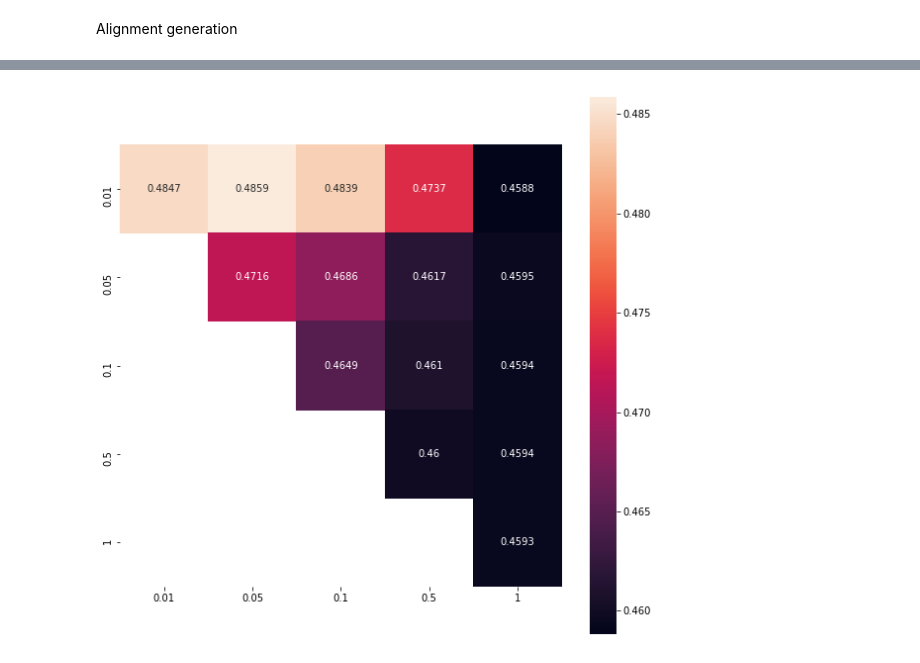
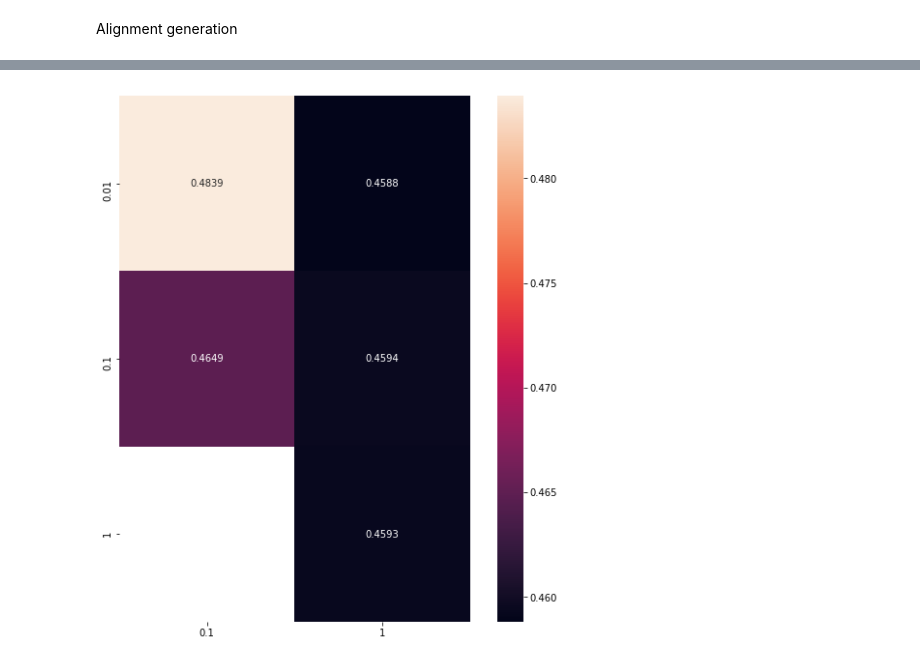
Before and after one commit to shuichiro-makigaki/exmachina, a Jupyter notebook: contrib/parameter_search.ipynb, the cells around one changed output, grey strips where cells are left out. Cells and saved outputs as stored; diff of their text form; code cells hidden in the pictures.

```diff
--- a/contrib/parameter_search.ipynb
+++ b/contrib/parameter_search.ipynb
@@ -193,8 +193,8 @@ from machina.generate_alignment import alignment_local
 test_domain = np.load('../data/gap_validation_domain_ids.npy')
 scop_root = Scop(dir_path='../data/train', version='1.75')
 scop40 = SeqIO.index('../data/train/astral-scopdom-seqres-gd-sel-gs-bib-40-1.75.fa', 'fasta')
-GAP_OPEN_LIST = (-0.01, -0.05, -0.1, -0.5, -1)
-GAP_EXTEND_LIST = (-0.01, -0.05, -0.1, -0.5, -1)
+GAP_OPEN_LIST = (-0.1, -1)
+GAP_EXTEND_LIST = (-0.01, -0.1, -1)
 
 for GAP_OPEN in tqdm(GAP_OPEN_LIST):
     for GAP_EXTEND in GAP_EXTEND_LIST:
@@ -241,8 +241,8 @@ from machina.generate_models import MachinaModel
 scop_root = Scop(dir_path='../data/train', version='1.75')
 test_domain = np.load('../data/gap_validation_domain_ids.npy')
 scop40 = SeqIO.index('../data/train/astral-scopdom-seqres-gd-sel-gs-bib-40-1.75.fa', 'fasta')
-GAP_OPEN_LIST = (-0.01, -0.05, -0.1, -0.5, -1)
-GAP_EXTEND_LIST = (-0.01, -0.05, -0.1, -0.5, -1)
+GAP_OPEN_LIST = (-0.1, -1)
+GAP_EXTEND_LIST = (-0.01, -0.1, -1)
 
 
 def _process(args):
@@ -272,6 +272,7 @@ for GAP_OPEN in tqdm(GAP_OPEN_LIST):
 # %% [output]
 [interactive output not drawn]
 # %%
+%%time
 %matplotlib inline
 
 import sys
@@ -293,8 +294,8 @@ from machina.TMtoolsCommandLine import TMalignCommandLine
 scop_root = Scop(dir_path='../data/train', version='1.75')
 test_domain = np.load('../data/gap_validation_domain_ids.npy')
 scop40 = SeqIO.index('../data/train/astral-scopdom-seqres-gd-sel-gs-bib-40-1.75.fa', 'fasta')
-GAP_OPEN_LIST = (-0.01, -0.05, -0.1, -0.5, -1)
-GAP_EXTEND_LIST = (-0.01, -0.05, -0.1, -0.5, -1)
+GAP_OPEN_LIST = (-0.1, -1)
+GAP_EXTEND_LIST = (-0.01, -0.1, -1)
 
 
 def _process(model_pdb_path, native_pdb_path):
@@ -311,7 +312,7 @@ for GAP_OPEN in tqdm(GAP_OPEN_LIST):
     for GAP_EXTEND in GAP_EXTEND_LIST:
         if GAP_OPEN > GAP_EXTEND:
             continue
-        dir_prefix = f'../results/flann19_scop40_logscore_tmscore0.5_window5_ratio0.1_nn1000_open{-GAP_OPEN}_extend{-GAP_EXTEND}'
+        dir_prefix = f'../data/results/flann19_scop40_logscore_tmscore0.5_window5_ratio0.1_nn1000_open{-GAP_OPEN}_extend{-GAP_EXTEND}'
         scores = []
         for query in test_domain:
             domains = [_.sid for _ in scop_root.getDomainBySid(query).getAscendent('sf').getDescendents('px')
@@ -321,6 +322,6 @@ for GAP_OPEN in tqdm(GAP_OPEN_LIST):
         grid_d[f'{-GAP_OPEN}'][f'{-GAP_EXTEND}'] = np.array(scores).mean()
 grid_df = pandas.DataFrame.from_dict(grid_d)
 fig, ax = pyplot.subplots(figsize=(10, 10))
-seaborn.heatmap(grid_df, ax=ax, linewidths=0, square=True, annot=True, fmt='.4g') # 2min
+seaborn.heatmap(grid_df, ax=ax, linewidths=0, square=True, annot=True, fmt='.4g')
 # %% [output]
 [interactive output not drawn]
@@ -328 +330 @@ seaborn.heatmap(grid_df, ax=ax, linewidths=0, square=True, annot=True, fmt='.4g'
-[figure, old version]
+[figure, new version]
```
Also changed, not shown: parts of 1 cell of this notebook, 1 other file.
